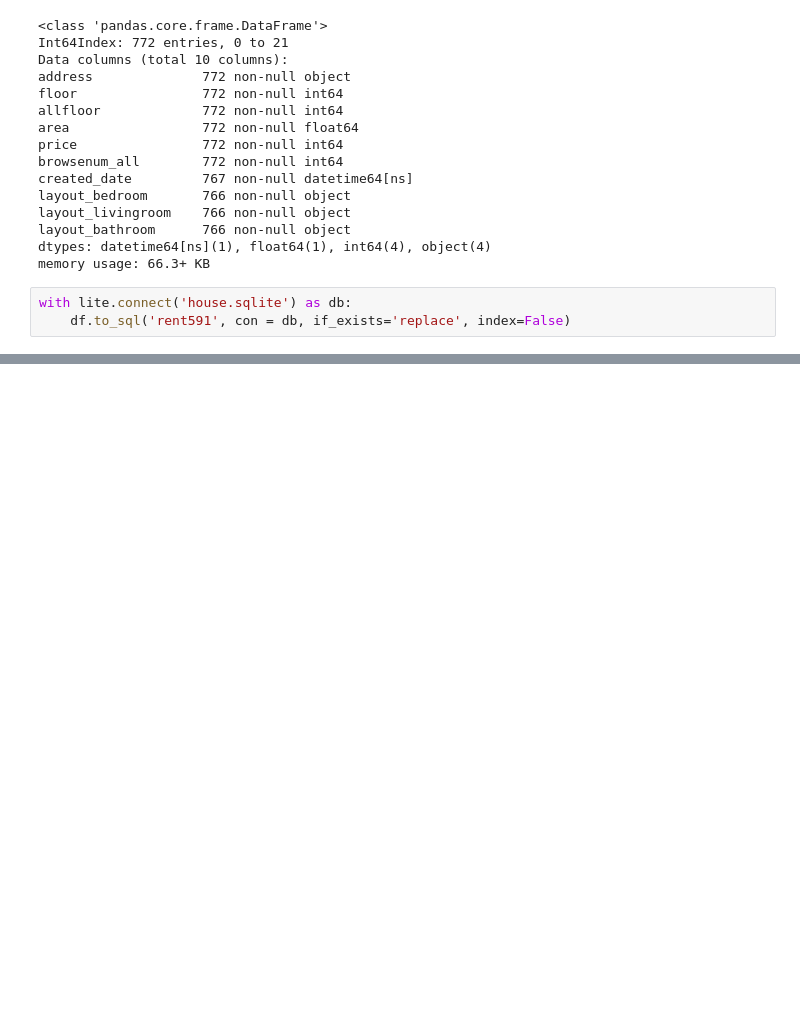
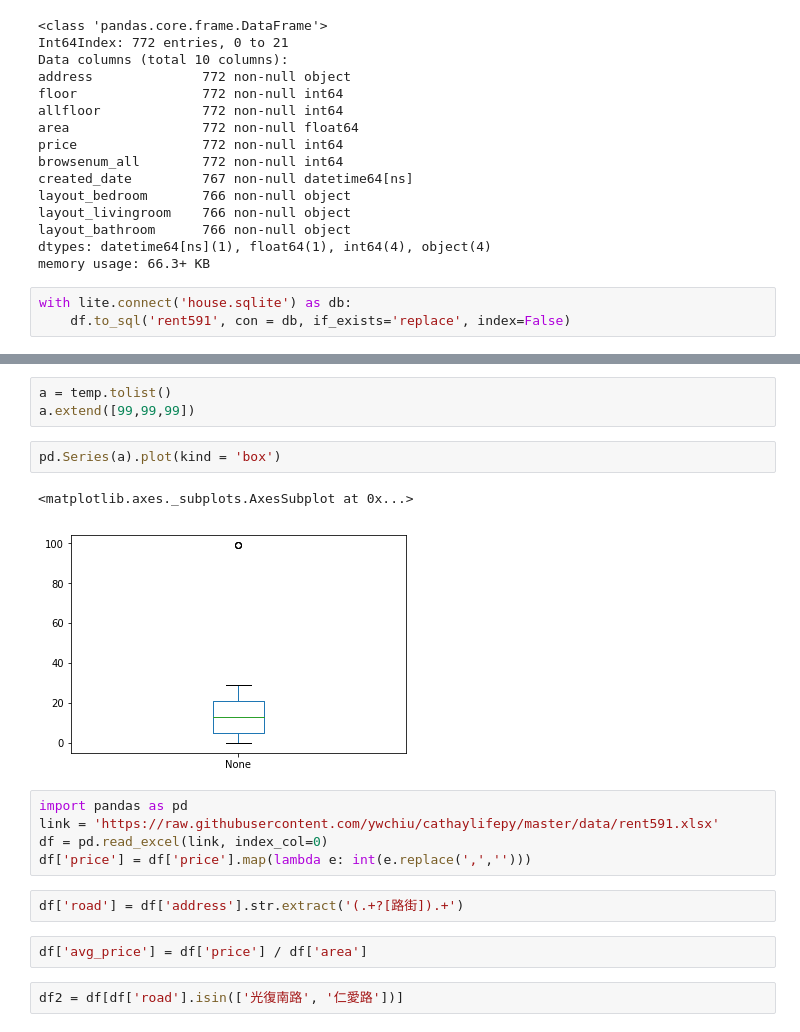
Before and after one commit to greenrmp/cathaylifepy, a Jupyter notebook: Demo20190709.ipynb, the cells around one changed output, grey strips where cells are left out. Drawn from its saved outputs; the diff is of its cells as text; blank space fills up the shorter version.

```diff
--- a/Demo20190709.ipynb
+++ b/Demo20190709.ipynb
@@ -954,0 +1205,19 @@ df2
+# %%
+a = temp.tolist()
+a.extend([99,99,99])
+# %%
+pd.Series(a).plot(kind = 'box')
+# %% [output]
+<matplotlib.axes._subplots.AxesSubplot at 0x...>
+[figure, added]
+# %%
+import pandas as pd
+link = 'https://raw.githubusercontent.com/ywchiu/cathaylifepy/master/data/rent591.xlsx'
+df = pd.read_excel(link, index_col=0)
+df['price'] = df['price'].map(lambda e: int(e.replace(',','')))
+# %%
+df['road'] = df['address'].str.extract('(.+?[路街]).+')
+# %%
+df['avg_price'] = df['price'] / df['area']
+# %%
+df2 = df[df['road'].isin(['光復南路', '仁愛路'])]
```
Also changed, not shown: parts of 45 cells of this notebook.
